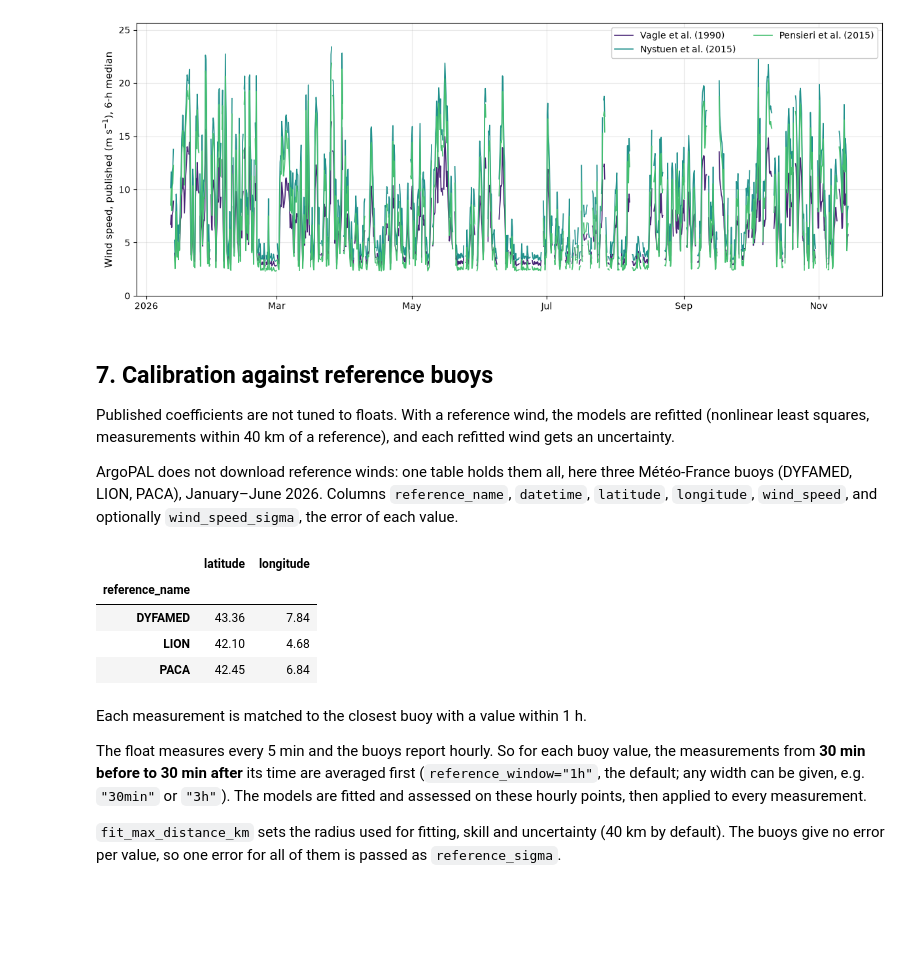
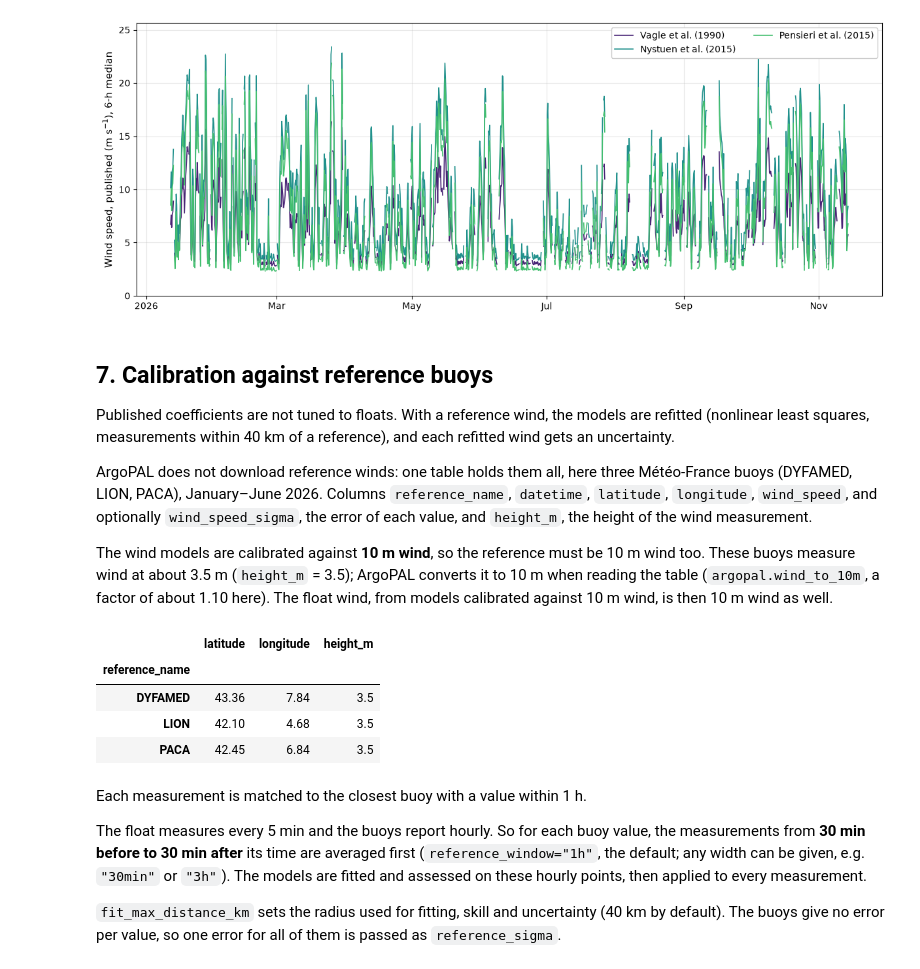
Before and after one commit to louisedelaigue/ArgoPAL, a Jupyter notebook: examples/argopal_tutorial.ipynb, the cells around one changed output. Drawn from its saved outputs; the diff is of its cells as text; code cells hidden in the pictures; blank space fills up the shorter version.

Commit message:
eference winds converted to 10 m; example buoys at 3.5 m

```diff
--- a/examples/argopal_tutorial.ipynb
+++ b/examples/argopal_tutorial.ipynb
@@ -234,18 +234,25 @@ a reference), and each refitted wind gets an uncertainty.
 ArgoPAL does not download reference winds: one table holds them all, here
 three Météo-France buoys (DYFAMED, LION, PACA), January–June 2026.  Columns
 `reference_name`, `datetime`, `latitude`, `longitude`, `wind_speed`, and
-optionally `wind_speed_sigma`, the error of each value.
+optionally `wind_speed_sigma`, the error of each value, and `height_m`, the
+height of the wind measurement.
+
+The wind models are calibrated against **10 m wind**, so the reference
+must be 10 m wind too.  These buoys measure wind at about 3.5 m
+(`height_m` = 3.5); ArgoPAL converts it to 10 m when reading the table
+(`argopal.wind_to_10m`, a factor of about 1.10 here).  The float wind,
+from models calibrated against 10 m wind, is then 10 m wind as well.
 # %%
 import pandas as pd
 
 buoys = pd.read_csv("data/reference_winds_2026.csv")
-buoys.groupby("reference_name")[["latitude", "longitude"]].mean().round(2)
+buoys.groupby("reference_name")[["latitude", "longitude", "height_m"]].mean().round(2)
 # %% [output]
-|  | latitude | longitude |
-| reference_name |  |  |
-| DYFAMED | 43.36 | 7.84 |
-| LION | 42.10 | 4.68 |
-| PACA | 42.45 | 6.84 |
+|  | latitude | longitude | height_m |
+| reference_name |  |  |  |
+| DYFAMED | 43.36 | 7.84 | 3.5 |
+| LION | 42.10 | 4.68 | 3.5 |
+| PACA | 42.45 | 6.84 | 3.5 |
 # %% [markdown]
 Each measurement is matched to the closest buoy with a value within 1 h.
 
```
Also changed, not shown: parts of 12 cells of this notebook, 14 other files.
